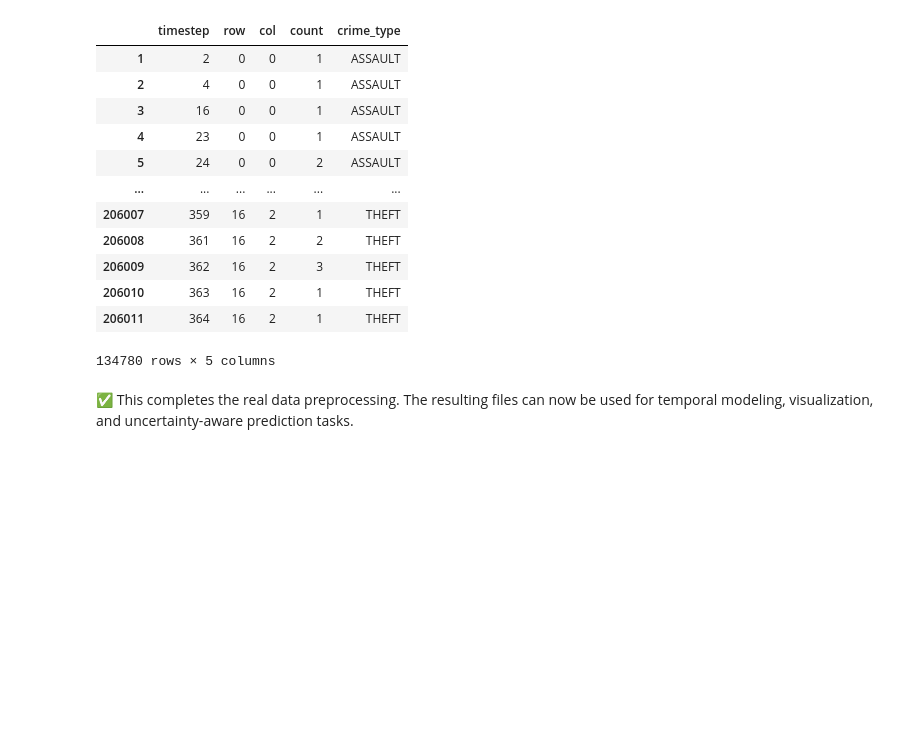
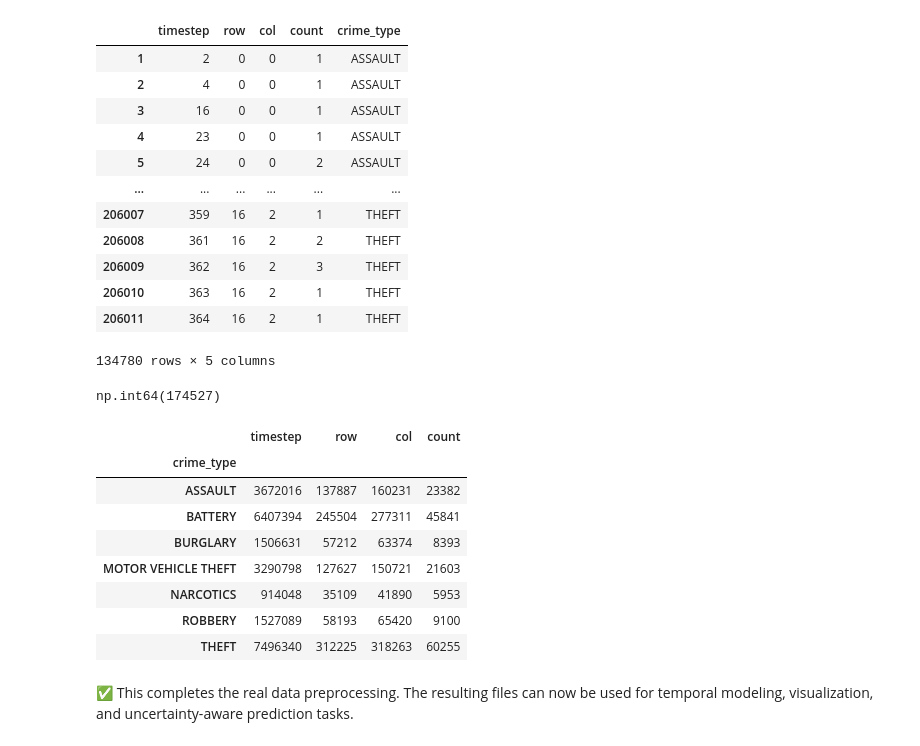
Before and after one commit to cristian-pulido/uncertainty-informed-decision-making, a Jupyter notebook: articulos/uncertainty-hotspots/experiments/chicago_real_data/01_preprocessing.ipynb, the cells around one changed output. Drawn from its saved outputs; the diff is of its cells as text; code cells hidden in the pictures; blank space fills up the shorter version.

```diff
--- a/articulos/uncertainty-hotspots/experiments/chicago_real_data/01_preprocessing.ipynb
+++ b/articulos/uncertainty-hotspots/experiments/chicago_real_data/01_preprocessing.ipynb
@@ -462,5 +467,21 @@ R
 | 206010 | 363 | 16 | 2 | 1 | THEFT |
 | 206011 | 364 | 16 | 2 | 1 | THEFT |
 134780 rows × 5 columns
+# %%
+R["count"].sum()
+# %% [output]
+np.int64(174527)
+# %%
+R.groupby("crime_type").sum()
+# %% [output]
+|  | timestep | row | col | count |
+| crime_type |  |  |  |  |
+| ASSAULT | 3672016 | 137887 | 160231 | 23382 |
+| BATTERY | 6407394 | 245504 | 277311 | 45841 |
+| BURGLARY | 1506631 | 57212 | 63374 | 8393 |
+| MOTOR VEHICLE THEFT | 3290798 | 127627 | 150721 | 21603 |
+| NARCOTICS | 914048 | 35109 | 41890 | 5953 |
+| ROBBERY | 1527089 | 58193 | 65420 | 9100 |
+| THEFT | 7496340 | 312225 | 318263 | 60255 |
 # %% [markdown]
 ✅ This completes the real data preprocessing. The resulting files can now be used for temporal modeling, visualization, and uncertainty-aware prediction tasks.
```
Also changed, not shown: parts of 1 cell of this notebook.
